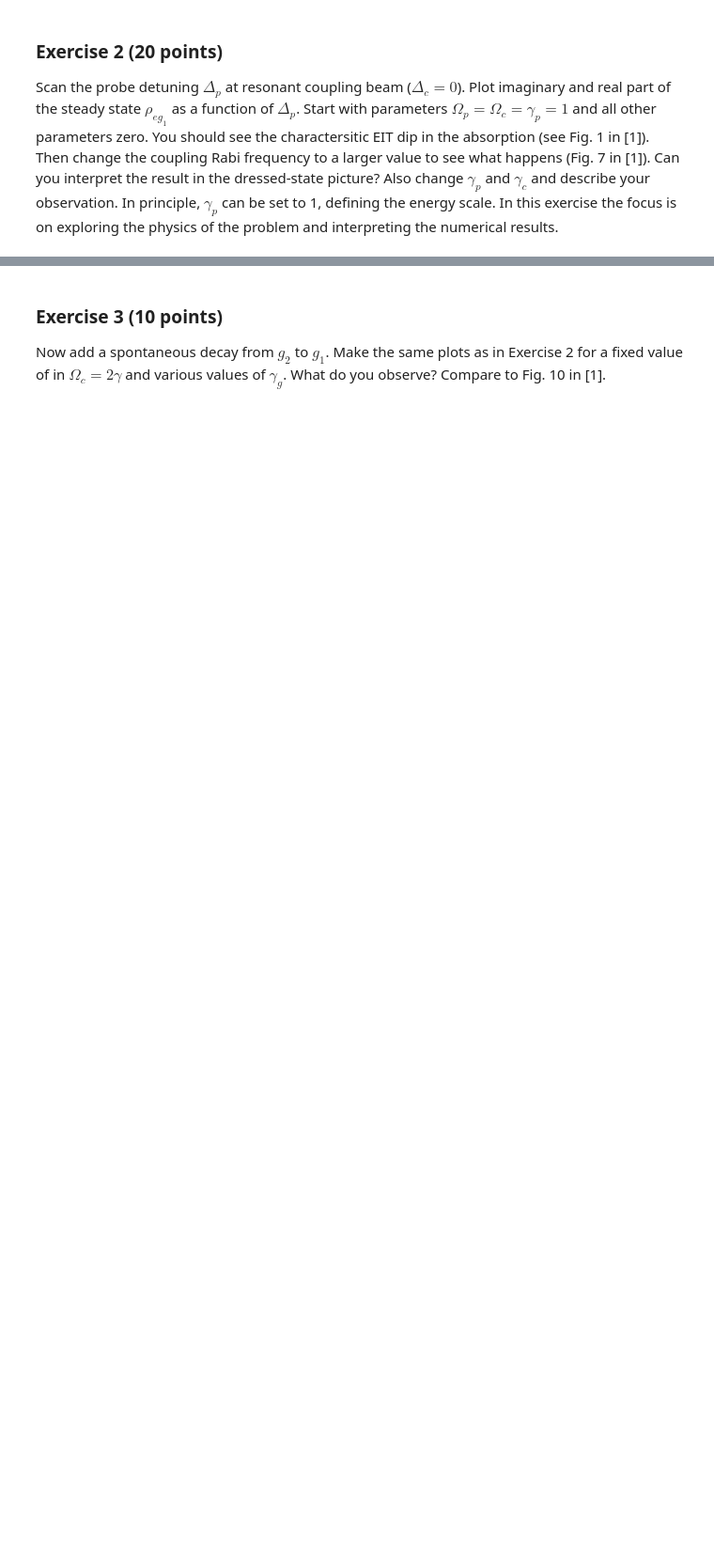
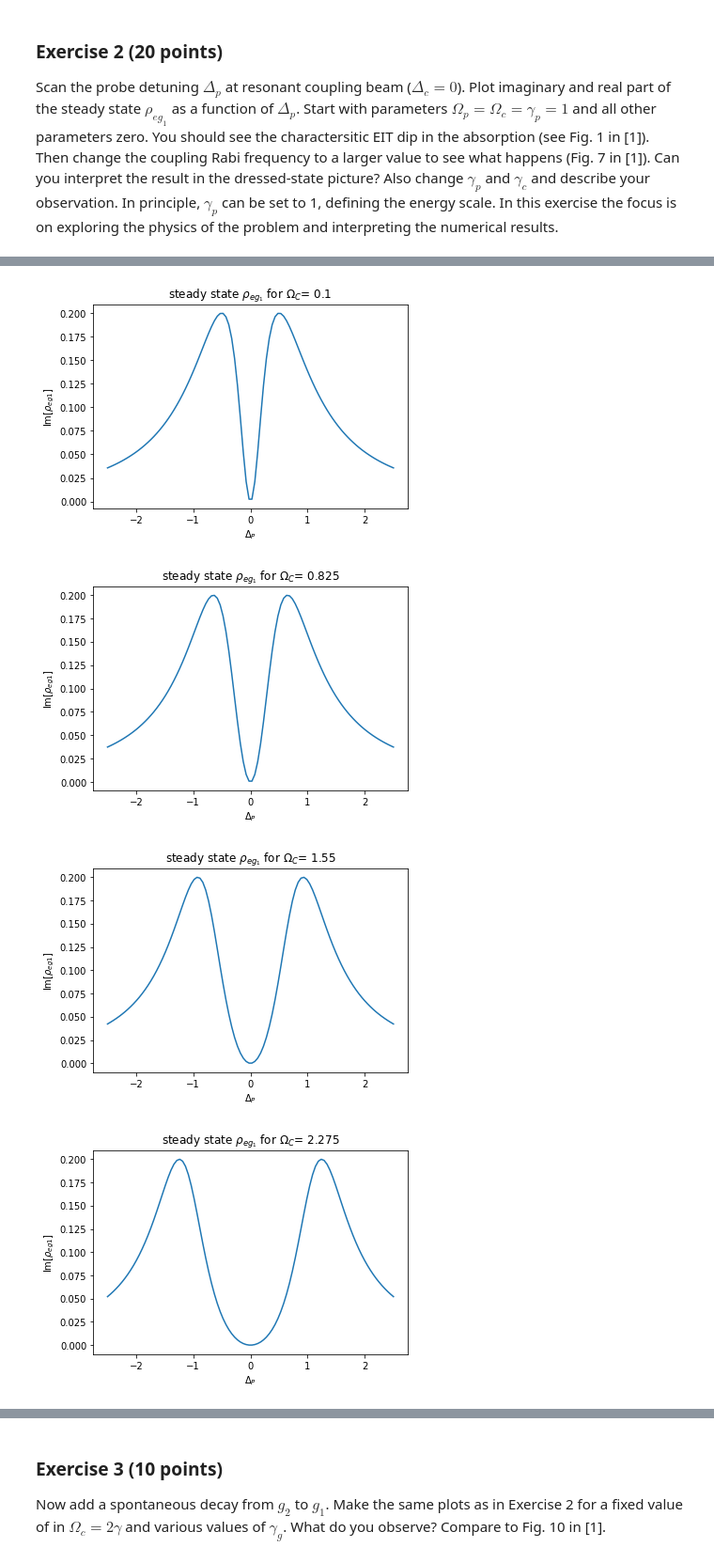
Before and after one commit to ml4cdeca/ComputationalQuantumDynamics, a Jupyter notebook: blatt9/exercise9.ipynb, the cells around one changed output, grey strips where cells are left out. Shown: that part at 94% size. Saved outputs shown, nothing was run; the diff lists cells and outputs as text; code cells hidden in the pictures; blank space fills up the shorter version.

```diff
--- a/blatt9/exercise9.ipynb
+++ b/blatt9/exercise9.ipynb
@@ -55,0 +82,10 @@ Detailed instructions (You can of course proceed differently if you want. I am p
+# %%
+#calculating the liouvillian matrix elements
+def liouvillian(Hamilton,jump):
+    L = np.zeros((9,9),dtype=complex)
+    for i in range(9):
+
+        densityi = np.zeros(9)
+        densityi[i] = 1
+        L[:, i] = righthandside(Hamilton,densityi,jump)
+    return L
@@ -59,0 +151,24 @@ Scan the probe detuning $\Delta_p$ at resonant coupling beam ($\Delta_c=0$). Plo
+# %%
+#observing the steady state for different rabi frequencies
+Omec = np.linspace(0.1,3,5)
+for omec in Omec:
+    steadyr = []
+    steadyi= []
+    for dp in Delp:
+        L = liouvillian(hamiltonian(Omep, omec,delc,dp),jump_op(gamp,gamc,gamg))
+
+        steady = steady_state(L)[6]
+        steadyr.append(steady.real)
+        steadyi.append(steady.imag)
+
+    #Plotting the results
+    plt.plot(Delp, steadyi)
+    plt.title(r"steady state $\rho_{eg_1}$ for $\Omega_C$= " +str(omec))
+    plt.ylabel(r"Im[$\rho_{eg1}$]")
+    plt.xlabel("$\Delta_P$")
+    plt.show()
+# %% [output]
+[figure, added]
+[figure, added]
+[figure, added]
+[figure, added]
```
Also changed, not shown: parts of 14 cells of this notebook, 2 other files.
